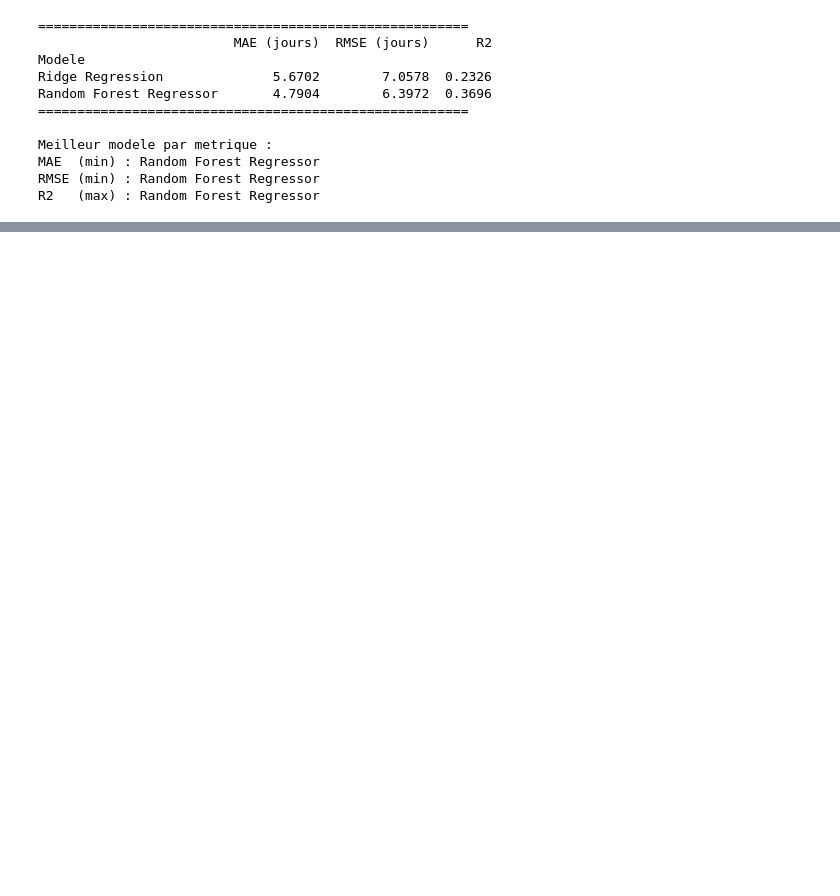
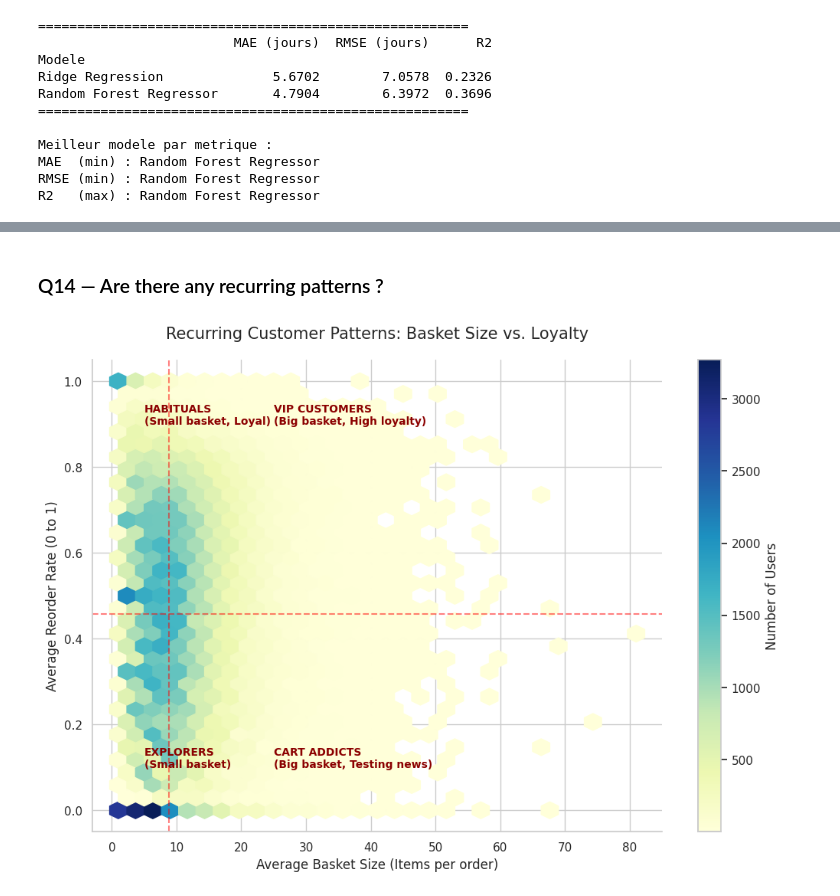
Before and after one commit to MeghCH/NextBuy, a Jupyter notebook: notebook.ipynb, the cells around one changed output, grey strips where cells are left out. Drawn from its saved outputs; the diff is of its cells as text; code cells hidden in the pictures; blank space fills up the shorter version.

```diff
--- a/notebook.ipynb
+++ b/notebook.ipynb
@@ -1941,0 +2107,36 @@ date predite de la prochaine commande, adaptee a chaque client.
+# %% [markdown]
+### Q14 — Are there any recurring patterns ?
+# %%
+
+basket_sizes = order_products.groupby('order_id').size().reset_index(name='size')
+user_basket = orders.merge(basket_sizes, on='order_id').groupby('user_id')['size'].mean()
+
+user_reorder = order_products.merge(orders, on='order_id').groupby('user_id')['reordered'].mean()
+
+
+seg_df = pd.DataFrame({
+    'basket_avg': user_basket,
+    'reorder_rate': user_reorder
+}).dropna()
+
+plt.figure(figsize=(12, 8))
+hb = plt.hexbin(seg_df['basket_avg'], seg_df['reorder_rate'],
+                gridsize=30, cmap='YlGnBu', mincnt=1)
+
+plt.axvline(seg_df['basket_avg'].median(), color='red', linestyle='--', alpha=0.5)
+plt.axhline(seg_df['reorder_rate'].median(), color='red', linestyle='--', alpha=0.5)
+
+plt.text(5, 0.1, 'EXPLORERS\n(Small basket)', fontsize=10, fontweight='bold', color='darkred')
+plt.text(25, 0.1, 'CART ADDICTS\n(Big basket, Testing news)', fontsize=10, fontweight='bold', color='darkred')
+plt.text(5, 0.9, 'HABITUALS\n(Small basket, Loyal)', fontsize=10, fontweight='bold', color='darkred')
+plt.text(25, 0.9, 'VIP CUSTOMERS\n(Big basket, High loyalty)', fontsize=10, fontweight='bold', color='darkred')
+
+plt.title('Recurring Customer Patterns: Basket Size vs. Loyalty', fontsize=15, pad=20)
+plt.xlabel('Average Basket Size (Items per order)', fontsize=12)
+plt.ylabel('Average Reorder Rate (0 to 1)', fontsize=12)
+plt.colorbar(hb, label='Number of Users')
+
+sns.despine()
+plt.show()
+# %% [output]
+[figure, added]
```
Also changed, not shown: parts of 55 cells of this notebook.
